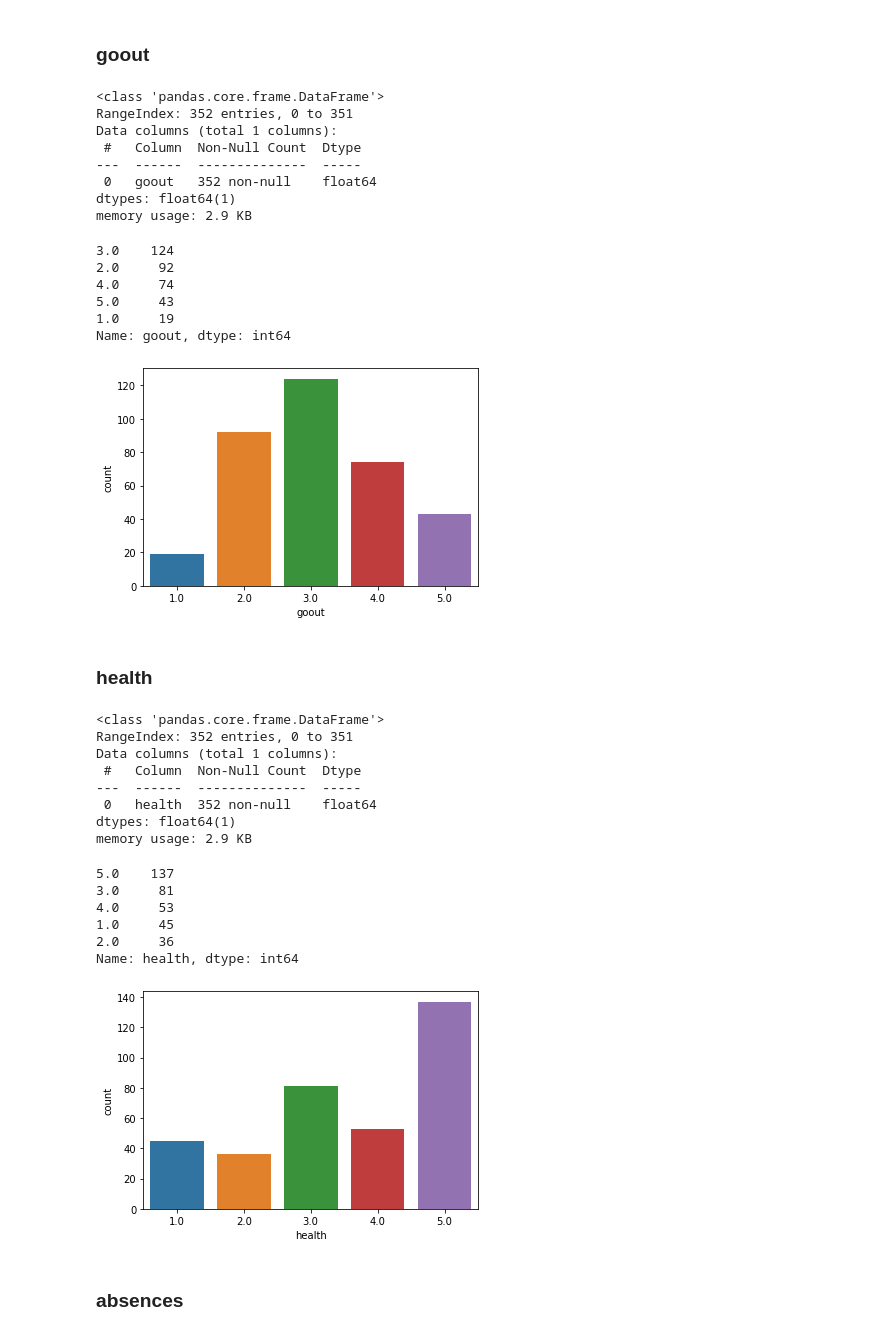
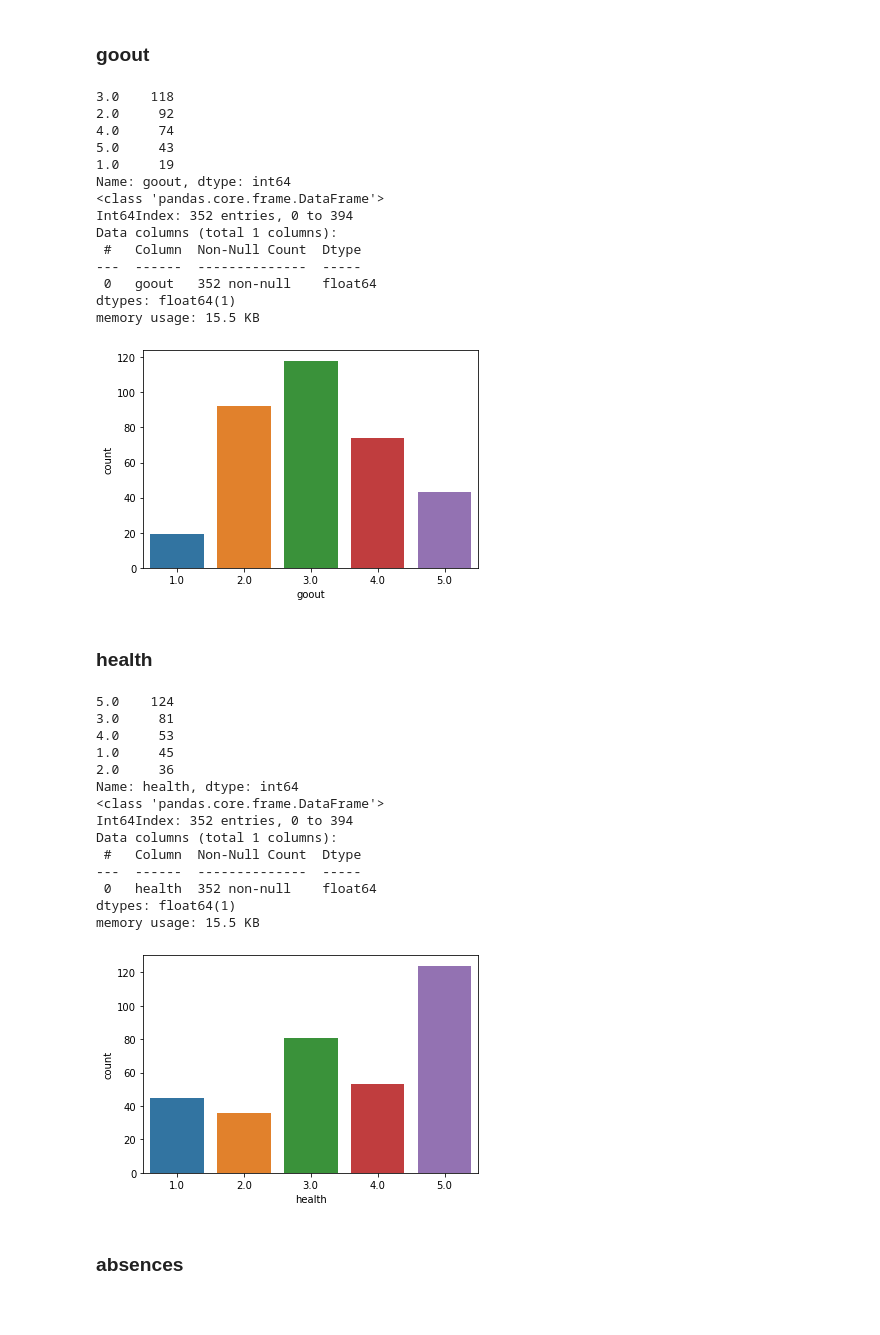
Before and after one commit to Golovolastik/skillfactory_rds, a Jupyter notebook: module_2/stud_math.ipynb, the cells around one changed output. Cells and saved outputs as stored; diff of their text form; code cells hidden in the pictures.

Commit message:
test-some visual updates

```diff
--- a/module_2/stud_math.ipynb
+++ b/module_2/stud_math.ipynb
@@ -681,53 +687,53 @@ Name: freetime, dtype: int64
 # %% [markdown]
 ### goout
 # %%
+sns.countplot(df.goout)
+print(df.goout.value_counts())
+
 # Заполним пропуски наиболее часто встречающимся значением
 df.goout.fillna(df.goout.value_counts().idxmax(), inplace=True)
-
-sns.countplot(df.goout)
 df.loc[:, ['goout']].info()
-df.goout.value_counts()
 # %% [output]
+3.0    118
+2.0     92
+4.0     74
+5.0     43
+1.0     19
+Name: goout, dtype: int64
 <class 'pandas.core.frame.DataFrame'>
-RangeIndex: 352 entries, 0 to 351
+Int64Index: 352 entries, 0 to 394
 Data columns (total 1 columns):
  #   Column  Non-Null Count  Dtype
 ---  ------  --------------  -----
  0   goout   352 non-null    float64
 dtypes: float64(1)
-memory usage: 2.9 KB
+memory usage: 15.5 KB
-3.0    124
-2.0     92
-4.0     74
-5.0     43
-1.0     19
-Name: goout, dtype: int64
-[figure, old version]
+[figure, new version]
 # %% [markdown]
 ### health
 # %%
+sns.countplot(df.health)
+print(df.health.value_counts())
+
 # Заполним пропуски наиболее часто встречающимся значением
 df.health.fillna(df.health.value_counts().idxmax(), inplace=True)
-
-sns.countplot(df.health)
 df.loc[:, ['health']].info()
-df.health.value_counts()
 # %% [output]
+5.0    124
+3.0     81
+4.0     53
+1.0     45
+2.0     36
+Name: health, dtype: int64
 <class 'pandas.core.frame.DataFrame'>
-RangeIndex: 352 entries, 0 to 351
+Int64Index: 352 entries, 0 to 394
 Data columns (total 1 columns):
  #   Column  Non-Null Count  Dtype
 ---  ------  --------------  -----
  0   health  352 non-null    float64
 dtypes: float64(1)
-memory usage: 2.9 KB
+memory usage: 15.5 KB
-5.0    137
-3.0     81
-4.0     53
-1.0     45
-2.0     36
-Name: health, dtype: int64
-[figure, old version]
+[figure, new version]
 # %% [markdown]
 ### absences
 # %%
```
Also changed, not shown: parts of 51 cells of this notebook.
